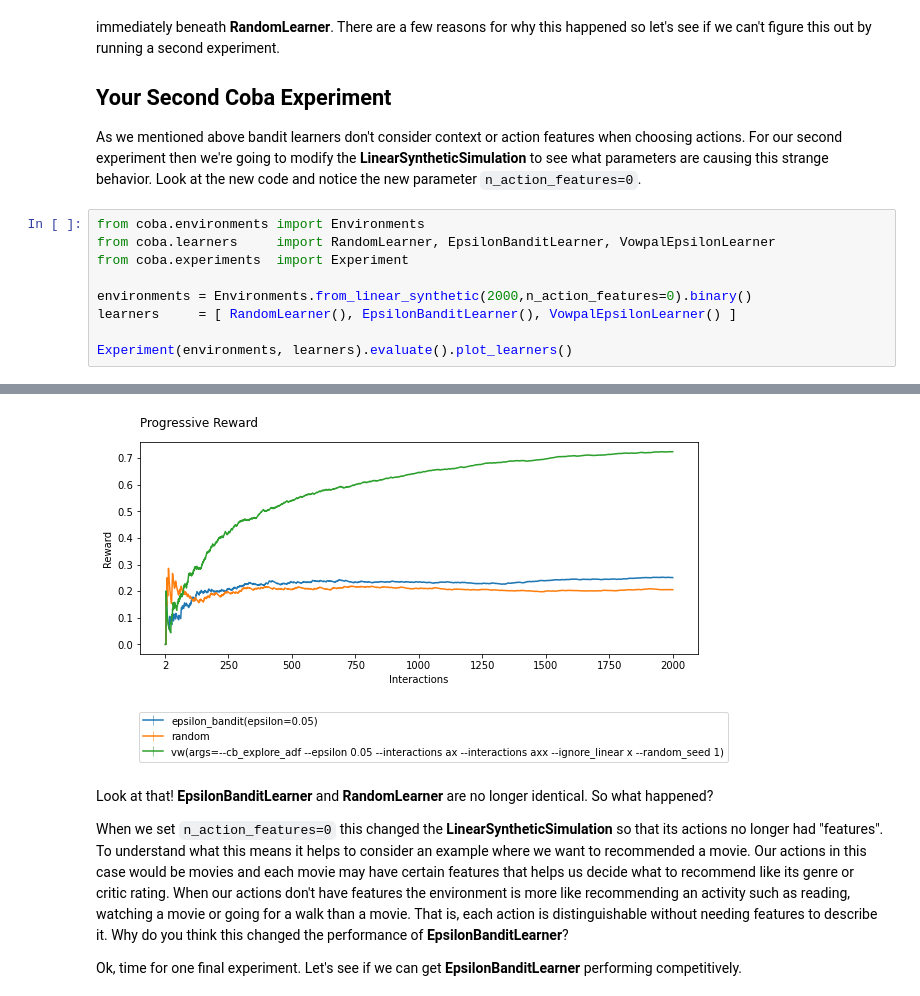
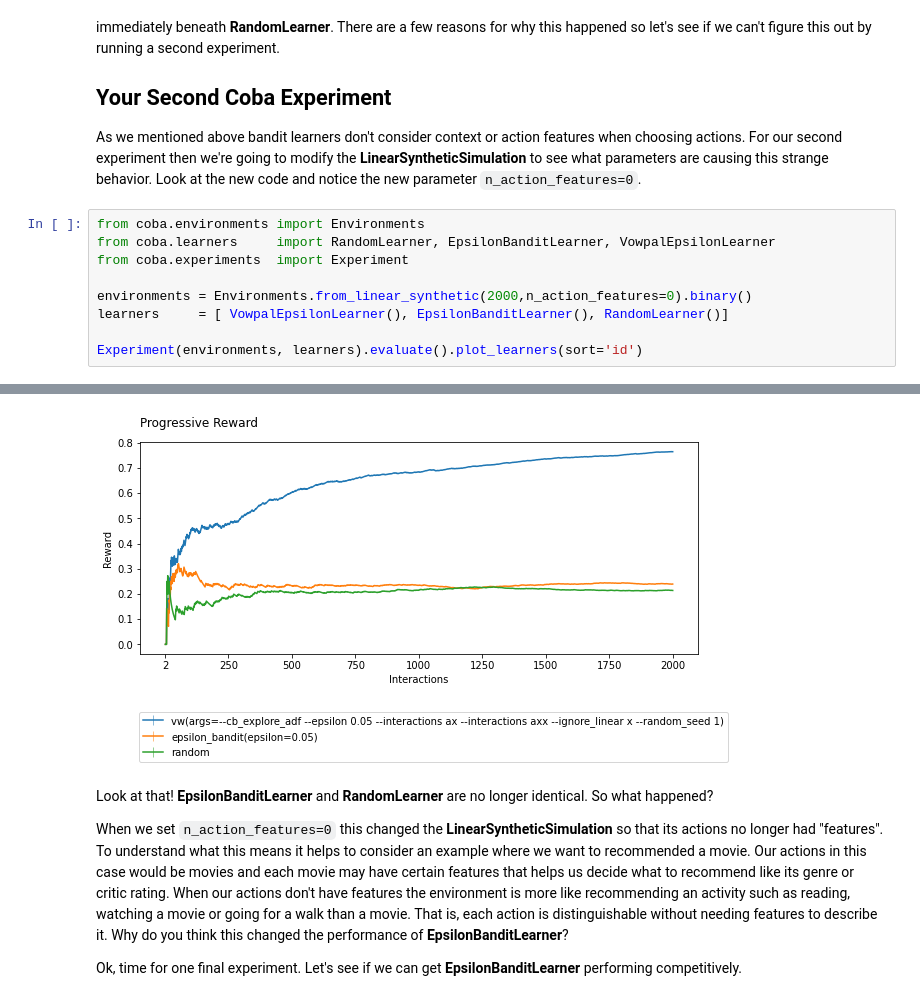
Before and after one commit to VowpalWabbit/coba, a Jupyter notebook: examples/notebooks/First Experiment.ipynb, the cells around one changed output, grey strips where cells are left out. Cells and saved outputs as stored; diff of their text form.

```diff
--- a/examples/notebooks/First Experiment.ipynb
+++ b/examples/notebooks/First Experiment.ipynb
@@ -65,7 +65,7 @@ from coba.learners     import RandomLearner, EpsilonBanditLearner, VowpalEpsilon
 from coba.experiments  import Experiment
 
 environments = Environments.from_linear_synthetic(2000,n_action_features=0).binary()
-learners     = [ RandomLearner(), EpsilonBanditLearner(), VowpalEpsilonLearner() ]
+learners     = [ VowpalEpsilonLearner(), EpsilonBanditLearner(), RandomLearner()]
 
-Experiment(environments, learners).evaluate().plot_learners()
+Experiment(environments, learners).evaluate().plot_learners(sort='id')
 # %% [output]
@@ -82,4 +82,4 @@ Experiment(environments, learners).evaluate().plot_learners()
-[figure, old version]
+[figure, new version]
 # %% [markdown]
 Look at that! **EpsilonBanditLearner** and **RandomLearner** are no longer identical. So what happened?
 
```
Also changed, not shown: parts of 7 cells of this notebook, 10 other files.
